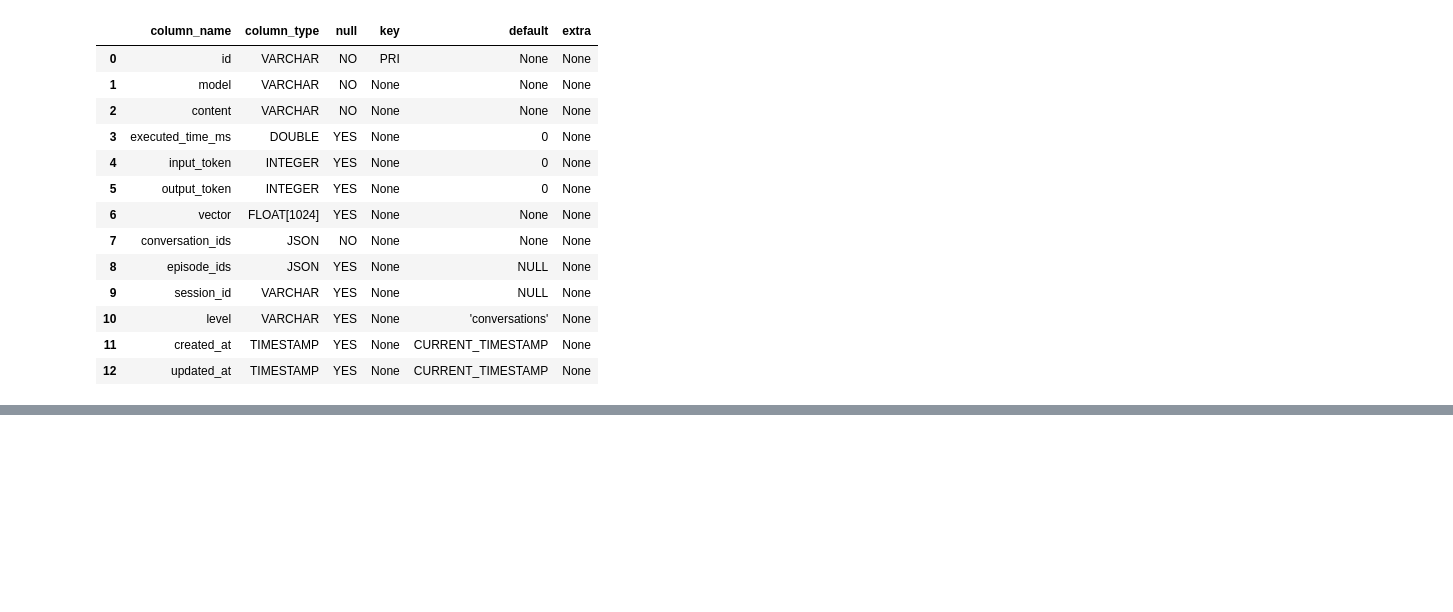
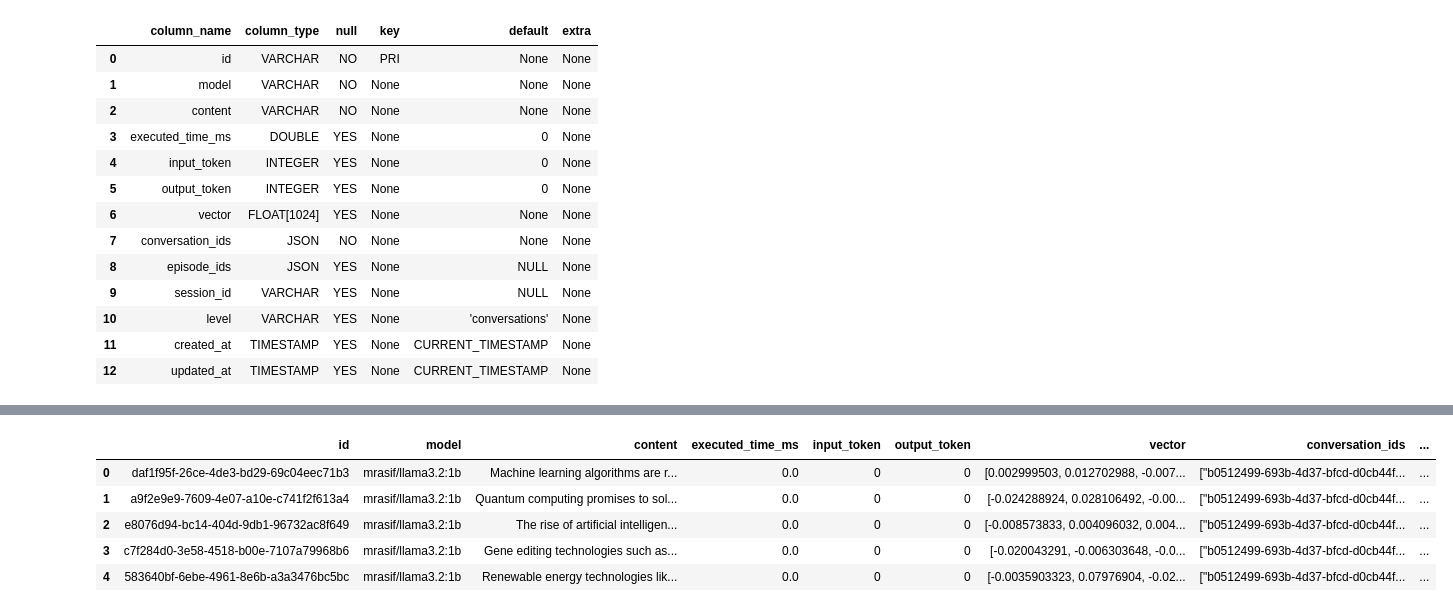
Before and after one commit to datanooblol/brobrain, a Jupyter notebook: dev_llms.ipynb, the cells around one changed output, grey strips where cells are left out. Drawn from its saved outputs; the diff is of its cells as text; code cells hidden in the pictures; blank space fills up the shorter version.

```diff
--- a/dev_llms.ipynb
+++ b/dev_llms.ipynb
@@ -100,13 +100,28 @@ from brobrain.memories.episode import DuckEpisode
 
 de = DuckEpisode(vector_size=len(vectors.embeddings[0]))
 # %%
-episode = Episode(
-    content=content,
-    model=model_name,
-    conversation_ids=[user_convo.id, ai_convo.id],
-    session_id="test",
-    vector=vectors.embeddings[0]
-)
+test_sentences = [
+    "Machine learning algorithms are revolutionizing the way we process and analyze large datasets, enabling businesses to make data-driven decisions with unprecedented accuracy and speed.",
+    "Climate change represents one of the most pressing challenges of our time, requiring immediate global action to reduce greenhouse gas emissions and transition to renewable energy sources.",
+    "The human brain contains approximately 86 billion neurons that form complex networks, allowing us to think, feel, and experience consciousness in ways we are only beginning to understand.",
+    "Quantum computing promises to solve computational problems that are currently intractable for classical computers, potentially revolutionizing fields like cryptography, drug discovery, and financial modeling.",
+    "The rise of artificial intelligence has sparked debates about the future of work, privacy, and the ethical implications of creating machines that can think and learn like humans.",
+    "Space exploration continues to push the boundaries of human knowledge, with missions to Mars, the Moon, and beyond revealing secrets about the origins and evolution of our universe.",
+    "Blockchain technology offers a decentralized approach to data storage and verification, potentially transforming industries from finance to supply chain management through increased transparency and security.",
+    "The COVID-19 pandemic has accelerated digital transformation across industries, forcing organizations to adapt quickly to remote work, online services, and contactless interactions.",
+    "Renewable energy technologies like solar panels and wind turbines are becoming increasingly cost-effective, making clean energy more accessible and economically viable for communities worldwide.",
+    "Gene editing technologies such as CRISPR-Cas9 are opening new possibilities for treating genetic diseases, improving crop yields, and advancing our understanding of biological systems."
+]
+for ep in test_sentences:
+
+    episode = Episode(
+        content=ep,
+        model=model_name,
+        conversation_ids=[user_convo.id, ai_convo.id],
+        session_id="test",
+        vector=embedding.run(texts=ep).embeddings[0]
+    )
+    de.create(episode)
 # %%
 de.execute("DESCRIBE episodes;")
 # %% [output]
@@ -136,0 +156,17 @@ de.execute("SELECT * FROM episodes;")
+# %%
+# SELECT *
+# FROM embeddings
+# ORDER BY array_distance(vec, [1, 2, 3]::FLOAT[3])
+# LIMIT 3;
+
+search_vector = embedding.run(texts="Machine learning are revolutionizing by many algorithms").embeddings[0]
+vector_size = len(search_vector)
+test_df = de.execute(f"SELECT * FROM episodes ORDER BY array_distance(vector, {search_vector}::FLOAT[{vector_size}]) LIMIT 5;")
+test_df
+# %% [output]
+|  | id | model | content | executed_time_ms | input_token | output_token | vector | conversation_ids | ... |
+| 0 | daf1f95f-26ce-4de3-bd29-69c04eec71b3 | mrasif/llama3.2:1b | Machine learning algorithms are r... | 0.0 | 0 | 0 | [0.002999503, 0.012702988, -0.007... | ["b0512499-693b-4d37-bfcd-d0cb44f... | ... |
+| 1 | a9f2e9e9-7609-4e07-a10e-c741f2f613a4 | mrasif/llama3.2:1b | Quantum computing promises to sol... | 0.0 | 0 | 0 | [-0.024288924, 0.028106492, -0.00... | ["b0512499-693b-4d37-bfcd-d0cb44f... | ... |
+| 2 | e8076d94-bc14-404d-9db1-96732ac8f649 | mrasif/llama3.2:1b | The rise of artificial intelligen... | 0.0 | 0 | 0 | [-0.008573833, 0.004096032, 0.004... | ["b0512499-693b-4d37-bfcd-d0cb44f... | ... |
+| 3 | c7f284d0-3e58-4518-b00e-7107a79968b6 | mrasif/llama3.2:1b | Gene editing technologies such as... | 0.0 | 0 | 0 | [-0.020043291, -0.006303648, -0.0... | ["b0512499-693b-4d37-bfcd-d0cb44f... | ... |
+| 4 | 583640bf-6ebe-4961-8e6b-a3a3476bc5bc | mrasif/llama3.2:1b | Renewable energy technologies lik... | 0.0 | 0 | 0 | [-0.0035903323, 0.07976904, -0.02... | ["b0512499-693b-4d37-bfcd-d0cb44f... | ... |
```
Also changed, not shown: parts of 16 cells of this notebook, 4 other files.
